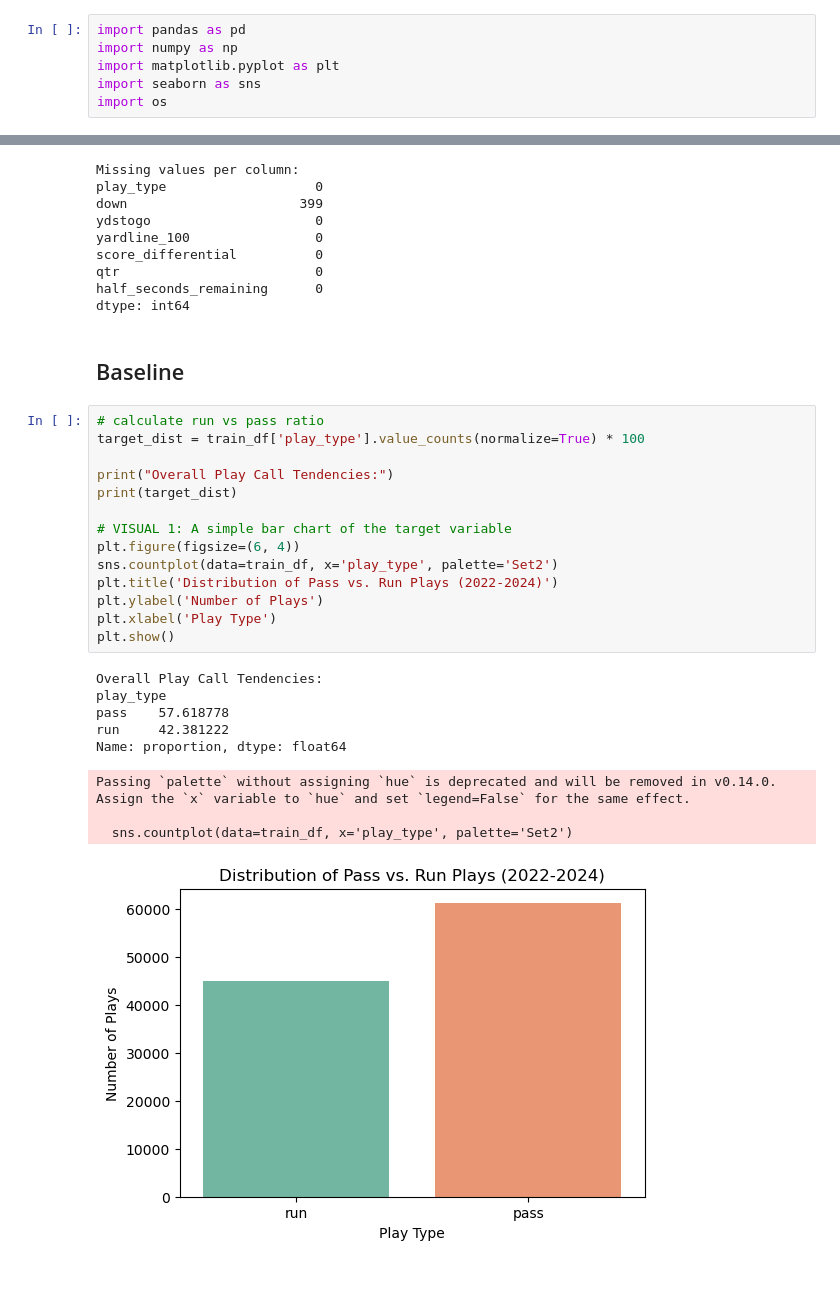
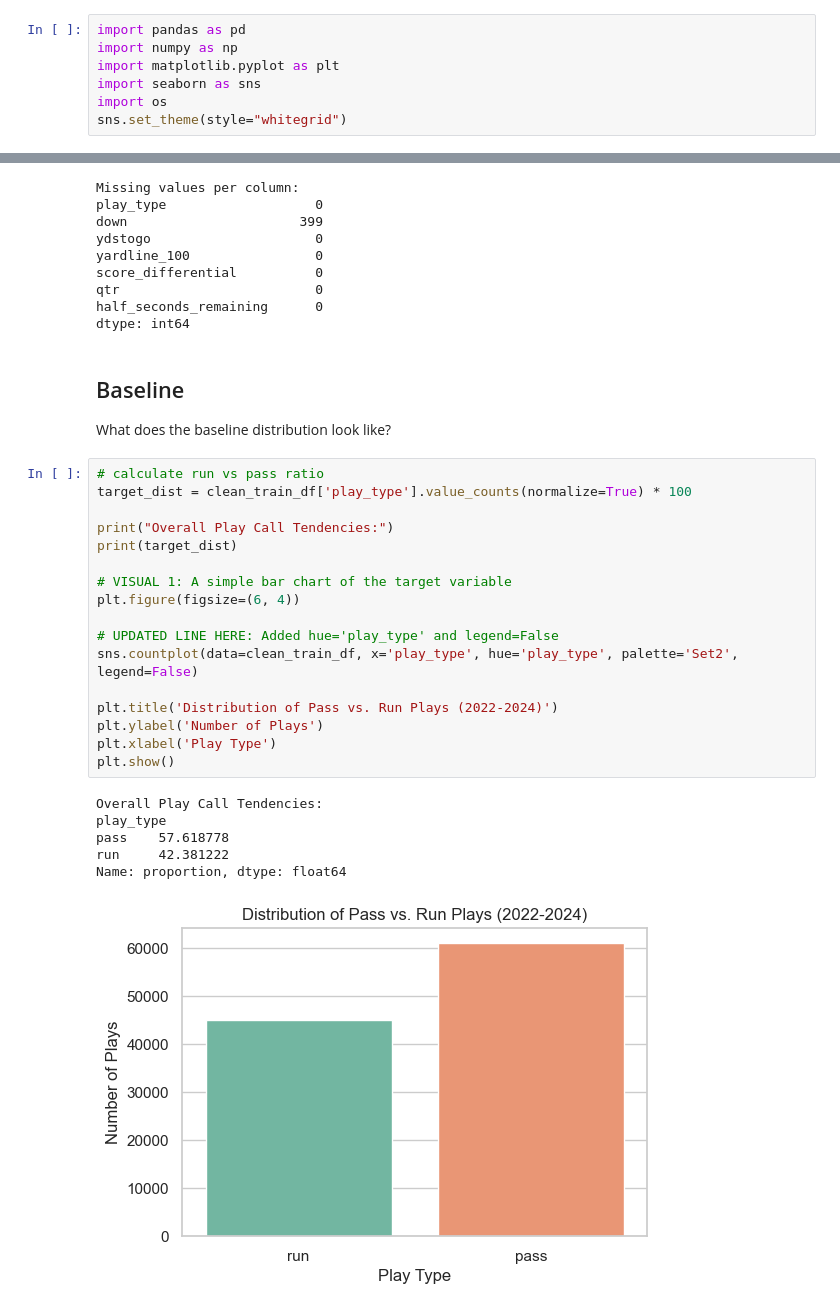
Before and after one commit to cadenpascual/nfl-play-predictor, a Jupyter notebook: notebooks/01_EDA.ipynb, the cells around one changed output, grey strips where cells are left out. Cells and saved outputs as stored; diff of their text form; blank space fills up the shorter version.

```diff
--- a/notebooks/01_EDA.ipynb
+++ b/notebooks/01_EDA.ipynb
@@ -8,6 +8,7 @@ import numpy as np
 import matplotlib.pyplot as plt
 import seaborn as sns
 import os
+sns.set_theme(style="whitegrid")
 # %% [markdown]
 ## Data
 # %%
@@ -65,27 +66,28 @@ half_seconds_remaining      0
 dtype: int64
 # %% [markdown]
 ## Baseline
+What does the baseline distribution look like?
 # %%
 # calculate run vs pass ratio
-target_dist = train_df['play_type'].value_counts(normalize=True) * 100
+target_dist = clean_train_df['play_type'].value_counts(normalize=True) * 100
 
 print("Overall Play Call Tendencies:")
 print(target_dist)
 
 # VISUAL 1: A simple bar chart of the target variable
 plt.figure(figsize=(6, 4))
-sns.countplot(data=train_df, x='play_type', palette='Set2')
+
+# UPDATED LINE HERE: Added hue='play_type' and legend=False
+sns.countplot(data=clean_train_df, x='play_type', hue='play_type', palette='Set2', legend=False)
+
 plt.title('Distribution of Pass vs. Run Plays (2022-2024)')
 plt.ylabel('Number of Plays')
 plt.xlabel('Play Type')
 plt.show()
 # %% [output]
 Overall Play Call Tendencies:
 play_type
 pass    57.618778
 run     42.381222
 Name: proportion, dtype: float64
-Passing `palette` without assigning `hue` is deprecated and will be removed in v0.14.0. Assign the `x` variable to `hue` and set `legend=False` for the same effect.
-
-  sns.countplot(data=train_df, x='play_type', palette='Set2')
-[figure, old version]
+[figure, new version]
```
Also changed, not shown: parts of 7 cells of this notebook, 1 other file.
